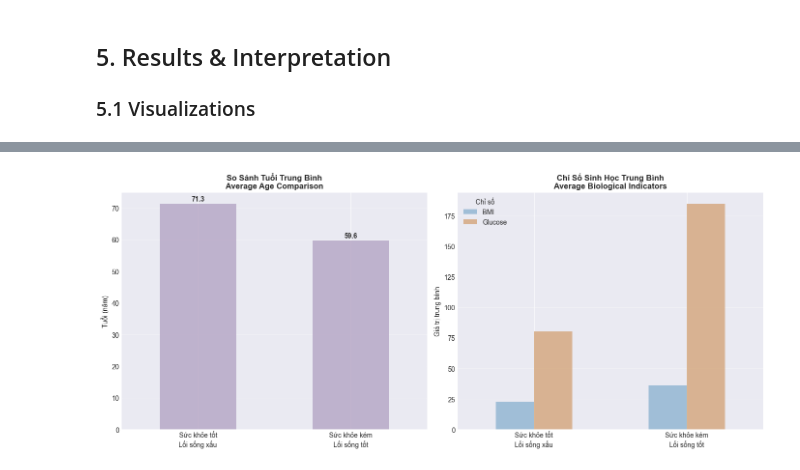
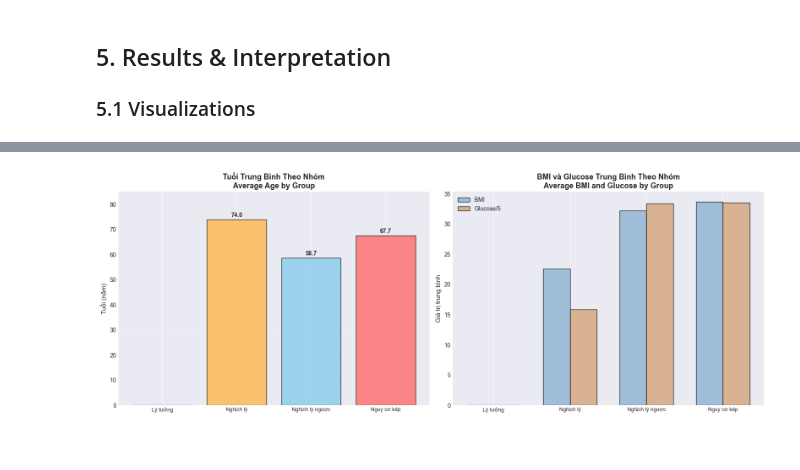
Before and after one commit to nguyenhoang-11/LTKHDL-TRINITYUS, a Jupyter notebook: notebooks/05_Q2_Urban_Health_vs_Lifestyle_Paradox.ipynb, the cells around one changed output, grey strips where cells are left out. Saved outputs shown, nothing was run; the diff lists cells and outputs as text; code cells hidden in the pictures.

```diff
--- a/notebooks/05_Q2_Urban_Health_vs_Lifestyle_Paradox.ipynb
+++ b/notebooks/05_Q2_Urban_Health_vs_Lifestyle_Paradox.ipynb
@@ -148,30 +174,30 @@ Tổng số ca đột quỵ tại đô thị: 135
 # Good health: normal BMI (18.5-25) AND normal glucose (<100)
 # Poor health: high BMI (>=30) OR high glucose (>=140)
 
-urban_stroke_df["good_bmi"] = ((urban_stroke_df["bmi"] >= 18.5) & (urban_stroke_df["bmi"] < 25)).astype(int)
-urban_stroke_df["normal_glucose"] = (urban_stroke_df["avg_glucose_level"] < 100).astype(int)
+stroke_df["good_bmi"] = ((stroke_df["bmi"] >= 18.5) & (stroke_df["bmi"] < 25)).astype(int)
+stroke_df["normal_glucose"] = (stroke_df["avg_glucose_level"] < 100).astype(int)
 
 # Biological health classification
-urban_stroke_df["bio_health"] = "Mixed"
-urban_stroke_df.loc[
-    (urban_stroke_df["good_bmi"] == 1) & (urban_stroke_df["normal_glucose"] == 1),
+stroke_df["bio_health"] = "Mixed"
+stroke_df.loc[
+    (stroke_df["good_bmi"] == 1) & (stroke_df["normal_glucose"] == 1),
     "bio_health"
 ] = "Good"
-urban_stroke_df.loc[
-    (urban_stroke_df["bmi"] >= 30) | (urban_stroke_df["avg_glucose_level"] >= 140),
+stroke_df.loc[
+    (stroke_df["bmi"] >= 30) | (stroke_df["avg_glucose_level"] >= 140),
     "bio_health"
 ] = "Poor"
 
 print("\n=== PHÂN LOẠI SỨC KHỎE SINH HỌC (trong nhóm đã bị đột quỵ) ===")
 print("\nBiological Health Distribution:")
-print(urban_stroke_df["bio_health"].value_counts())
+print(stroke_df["bio_health"].value_counts())
 print("\nTỷ lệ (%):")
-print(urban_stroke_df["bio_health"].value_counts(normalize=True) * 100)
+print(stroke_df["bio_health"].value_counts(normalize=True) * 100)
 
 # Thống kê chi tiết
 print("\nChi tiết từng nhóm:")
 for bio_health in ["Good", "Poor", "Mixed"]:
-    subset = urban_stroke_df[urban_stroke_df["bio_health"] == bio_health]
+    subset = stroke_df[stroke_df["bio_health"] == bio_health]
     if len(subset) > 0:
         print(f"\n{bio_health}:")
         print(f"  Số ca: {len(subset)}")
@@ -531,38 +598,62 @@ Từ 2 biểu đồ so sánh tỷ lệ chiếm trong ca đột quỵ đô thị:
 # %%
-# Visualization 2: Group Characteristics Comparison
-fig, axes = plt.subplots(1, 2, figsize=(14, 6))
+# Visualization 2: Age Comparison Across 4 Groups
+fig, axes = plt.subplots(1, 2, figsize=(16, 6))
 
-# So sánh tuổi trung bình
-age_comparison = pd.DataFrame({
-    "Tuổi TB": [gh_bl["age"].mean(), ph_gl["age"].mean()]
-}, index=["Sức khỏe tốt\nLối sống xấu", "Sức khỏe kém\nLối sống tốt"])
+# Prepare data cho 4 nhóm
+profile_order = ["GoodBio_GoodLife", "GoodBio_BadLife", "PoorBio_GoodLife", "PoorBio_BadLife"]
+profile_labels_short = ["Lý tưởng", "Nghịch lý", "Nghịch lý ngược", "Nguy cơ kép"]
+colors = ["#90EE90", "#FFB84D", "#87CEEB", "#FF6B6B"]
 
-age_comparison.plot(kind="bar", ax=axes[0], color=["#B4A4C4"], legend=False, alpha=0.8)
-axes[0].set_title("So Sánh Tuổi Trung Bình\nAverage Age Comparison",
-                  fontweight="bold", fontsize=12)
-axes[0].set_ylabel("Tuổi (năm)")
-axes[0].set_xticklabels(["Sức khỏe tốt\nLối sống xấu", "Sức khỏe kém\nLối sống tốt"], rotation=0)
+# 1. So sánh tuổi trung bình cho 4 nhóm
+age_data = []
+for profile in profile_order:
+    subset = q2_analysis_df[q2_analysis_df["risk_profile"] == profile]
+    if len(subset) > 0:
+        age_data.append(subset["age"].mean())
+    else:
+        age_data.append(0)
+
+axes[0].bar(range(len(age_data)), age_data, color=colors, alpha=0.8, edgecolor='black')
+axes[0].set_title("Tuổi Trung Bình Theo Nhóm\nAverage Age by Group",
+                  fontweight="bold", fontsize=13)
+axes[0].set_ylabel("Tuổi (năm)", fontsize=11)
+axes[0].set_xticks(range(len(profile_labels_short)))
+axes[0].set_xticklabels(profile_labels_short, fontsize=9)
 axes[0].grid(axis='y', alpha=0.3)
+axes[0].set_ylim(0, max([x for x in age_data if x > 0]) * 1.15)
 
-for i, v in enumerate([gh_bl["age"].mean(), ph_gl["age"].mean()]):
-    axes[0].text(i, v + 1, f"{v:.1f}", ha="center", fontweight="bold")
+for i, v in enumerate(age_data):
+    if v > 0:
+        axes[0].text(i, v + 1, f"{v:.1f}", ha="center", fontweight="bold", fontsize=10)
 
-# Detailed comparison - Health indicators
-health_comparison = pd.DataFrame({
-    "BMI": [gh_bl["bmi"].mean(), ph_gl["bmi"].mean()],
-    "Glucose": [gh_bl["avg_glucose_level"].mean(), ph_gl["avg_glucose_level"].mean()],
-}, index=["Sức khỏe tốt\nLối sống xấu", "Sức khỏe kém\nLối sống tốt"])
+# 2. So sánh BMI và Glucose cho 4 nhóm
+bmi_data = []
+glucose_data = []
+for profile in profile_order:
+    subset = q2_analysis_df[q2_analysis_df["risk_profile"] == profile]
+    if len(subset) > 0:
+        bmi_data.append(subset["bmi"].mean())
+        glucose_data.append(subset["avg_glucose_level"].mean())
+    else:
+        bmi_data.append(0)
+        glucose_data.append(0)
 
-health_comparison.plot(kind="bar", ax=axes[1], color=["#8EB4D1", "#D4A57A"], alpha=0.8)
-axes[1].set_title("Chỉ Số Sinh Học Trung Bình\nAverage Biological Indicators",
-                  fontweight="bold", fontsize=12)
-axes[1].set_ylabel("Giá trị trung bình")
-axes[1].set_xticklabels(["Sức khỏe tốt\nLối sống xấu", "Sức khỏe kém\nLối sống tốt"], rotation=0)
-axes[1].legend(title="Chỉ số")
+x_pos = np.arange(len(profile_labels_short))
+width = 0.35
+
+axes[1].bar(x_pos - width/2, bmi_data, width, label='BMI', color='#8EB4D1', alpha=0.8, edgecolor='black')
+axes[1].bar(x_pos + width/2, [g/5 for g in glucose_data], width, label='Glucose/5', color='#D4A57A', alpha=0.8, edgecolor='black')
+
+axes[1].set_title("BMI và Glucose Trung Bình Theo Nhóm\nAverage BMI and Glucose by Group",
+                  fontweight="bold", fontsize=13)
+axes[1].set_ylabel("Giá trị trung bình", fontsize=11)
+axes[1].set_xticks(x_pos)
+axes[1].set_xticklabels(profile_labels_short, fontsize=9)
+axes[1].legend(fontsize=10)
 axes[1].grid(axis='y', alpha=0.3)
 
 plt.tight_layout()
 plt.show()
 # %% [output]
-[figure, old version]
+[figure, new version]
 # %% [markdown]
```
Also changed, not shown: parts of 21 cells of this notebook, 2 other files.
